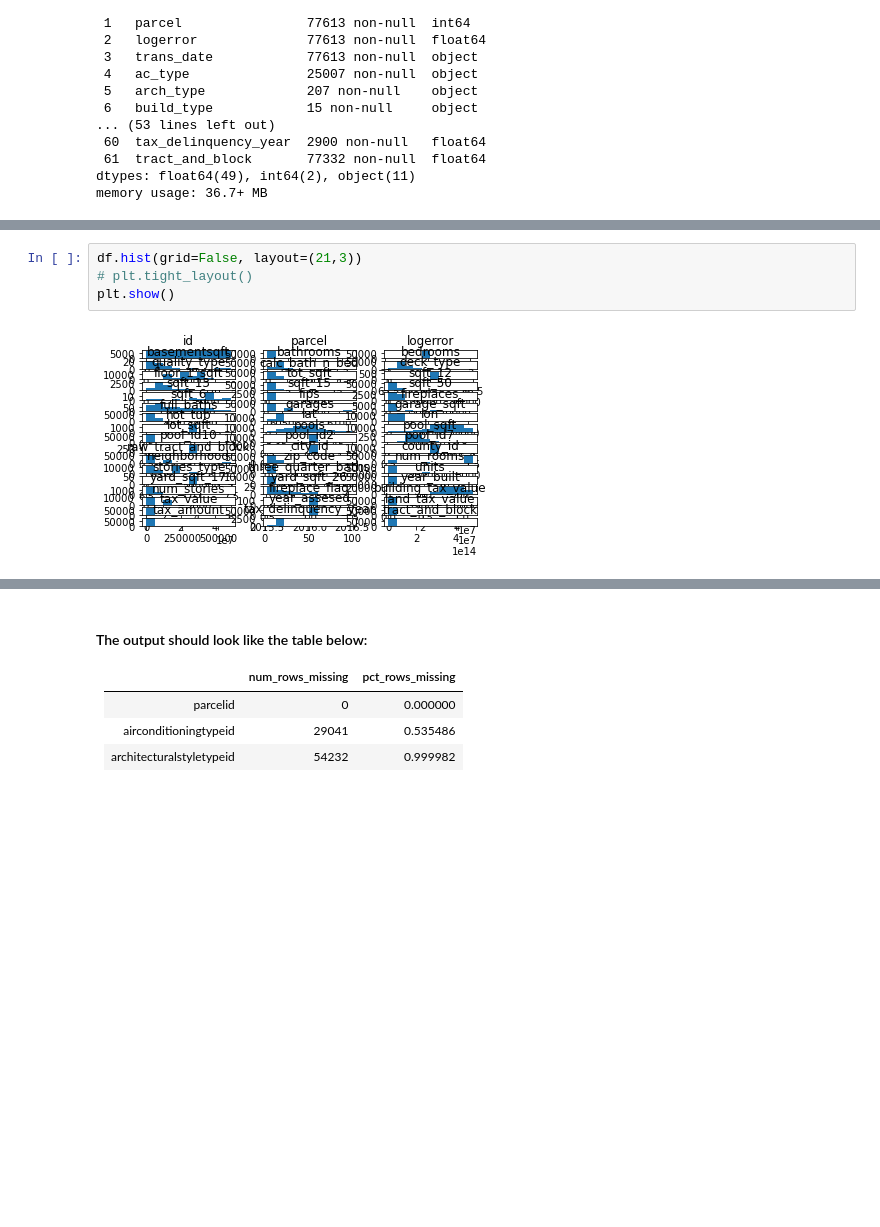
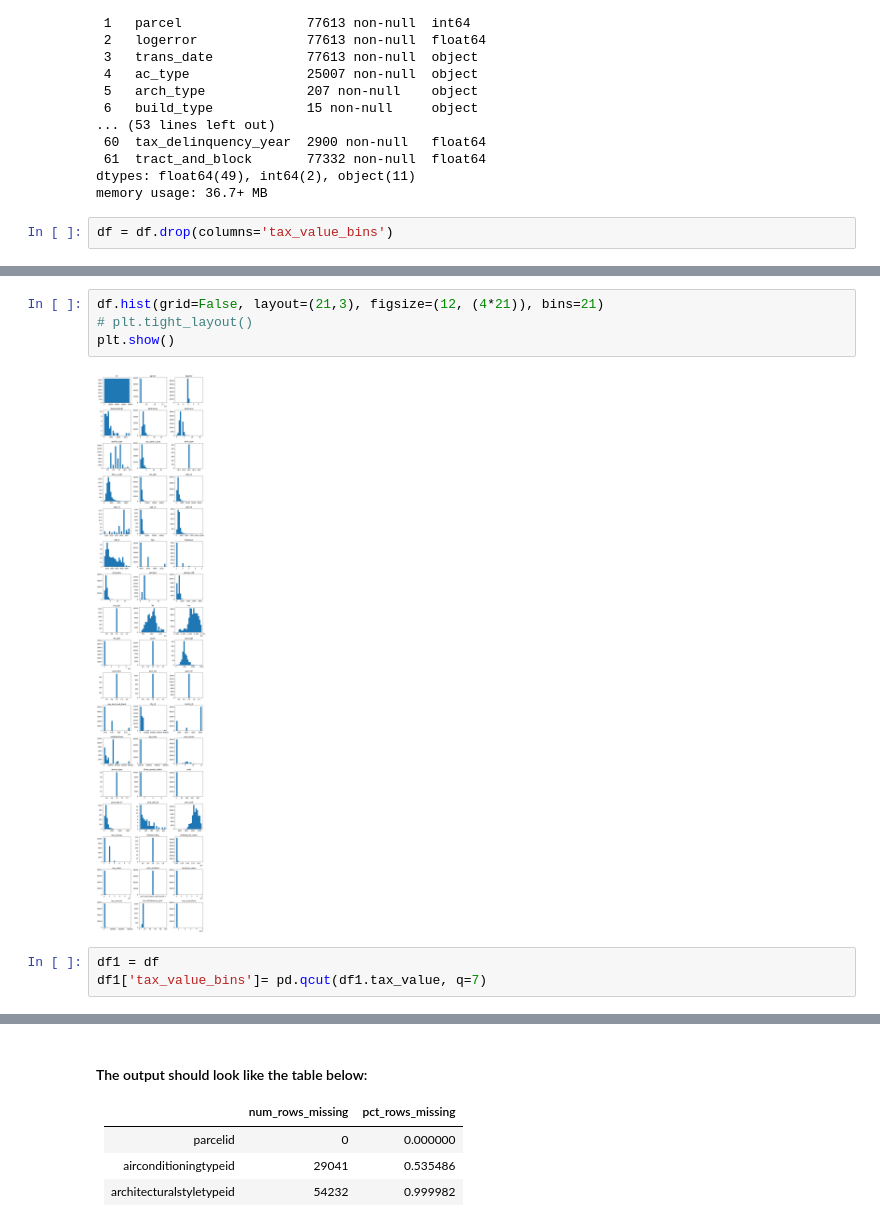
Before and after one commit to David-Howell/clustering_exercises, a Jupyter notebook: zillow_acquire.ipynb, the cells around one changed output, grey strips where cells are left out. Saved outputs shown, nothing was run; the diff lists cells and outputs as text; blank space fills up the shorter version.

```diff
--- a/zillow_acquire.ipynb
+++ b/zillow_acquire.ipynb
@@ -821,6 +844,8 @@ Data columns (total 62 columns):
  61  tract_and_block       77332 non-null  float64
 dtypes: float64(49), int64(2), object(11)
 memory usage: 36.7+ MB
+# %%
+df = df.drop(columns='tax_value_bins')
 # %%
 summarize(df)
 # %% [output]
@@ -844,6 +876,9 @@ Data columns (total 62 columns):
 # %%
-df.hist(grid=False, layout=(21,3))
+df.hist(grid=False, layout=(21,3), figsize=(12, (4*21)), bins=21)
 # plt.tight_layout()
 plt.show()
 # %% [output]
-[figure, old version]
+[figure, new version]
+# %%
+df1 = df
+df1['tax_value_bins']= pd.qcut(df1.tax_value, q=7)
```
Also changed, not shown: parts of 70 cells of this notebook.
